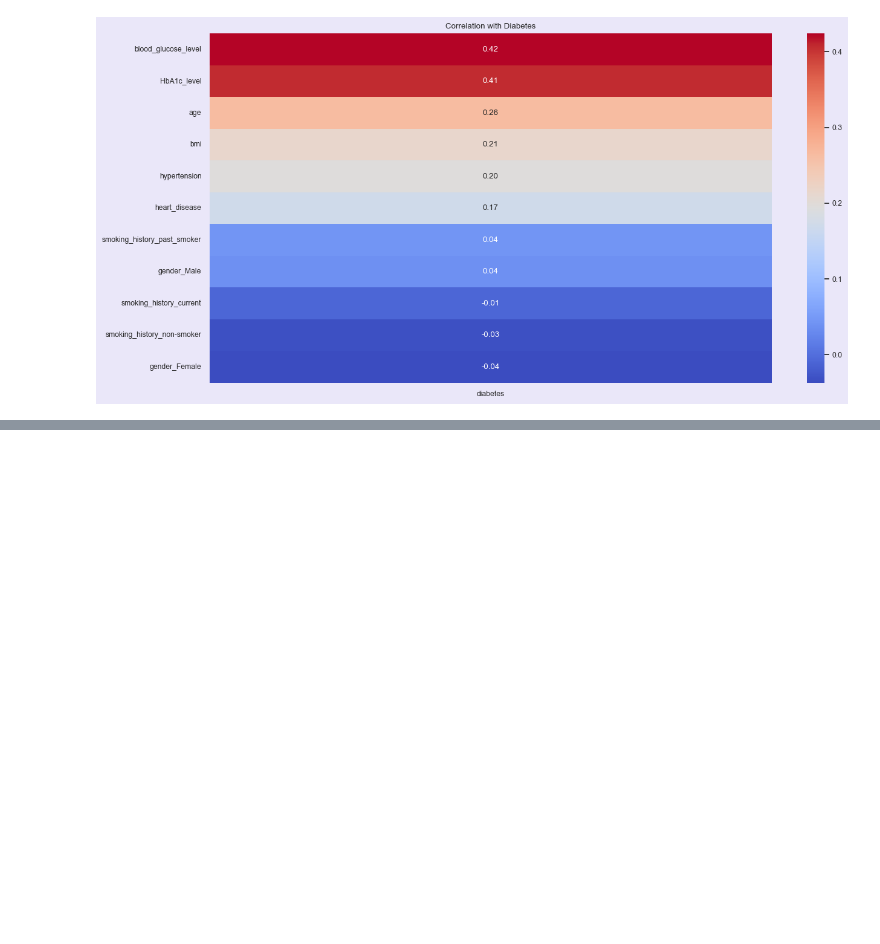
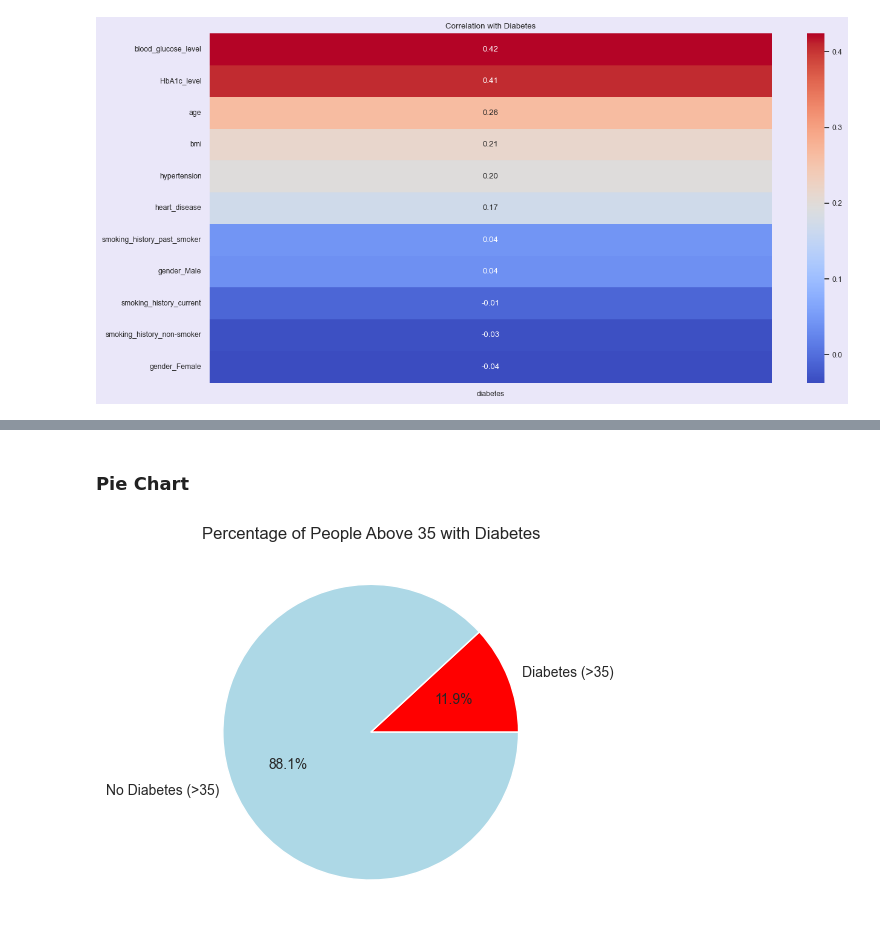
Before and after one commit to SemoMoh/diabetes-big-data-analysis, a Jupyter notebook: notebook/nootbook.ipynb, the cells around one changed output, grey strips where cells are left out. Drawn from its saved outputs; the diff is of its cells as text; code cells hidden in the pictures; blank space fills up the shorter version.

```diff
--- a/notebook/nootbook.ipynb
+++ b/notebook/nootbook.ipynb
@@ -569,0 +588,24 @@ plt.show()
+# %% [markdown]
+### Pie Chart
+# %%
+# Filter the data
+filtered_data = diabetes_data[diabetes_data['age'] > 25]
+
+# Calculate percentage
+total_above_35 = len(filtered_data)
+diabetes_above_35 = len(filtered_data[filtered_data['diabetes'] == 1])
+percentage = (diabetes_above_35 / total_above_35) * 100
+
+# Create a pie chart
+labels = ['Diabetes (>35)', 'No Diabetes (>35)']
+sizes = [diabetes_above_35, total_above_35 - diabetes_above_35]
+
+# Specify colors for each section
+colors = ['red', 'lightblue']  # Replace with your desired colors
+
+
+plt.pie(sizes, labels=labels, autopct='%1.1f%%', colors=colors)
+plt.title('Percentage of People Above 35 with Diabetes')
+plt.show()
+# %% [output]
+[figure, added]
```
Also changed, not shown: parts of 8 cells of this notebook.
